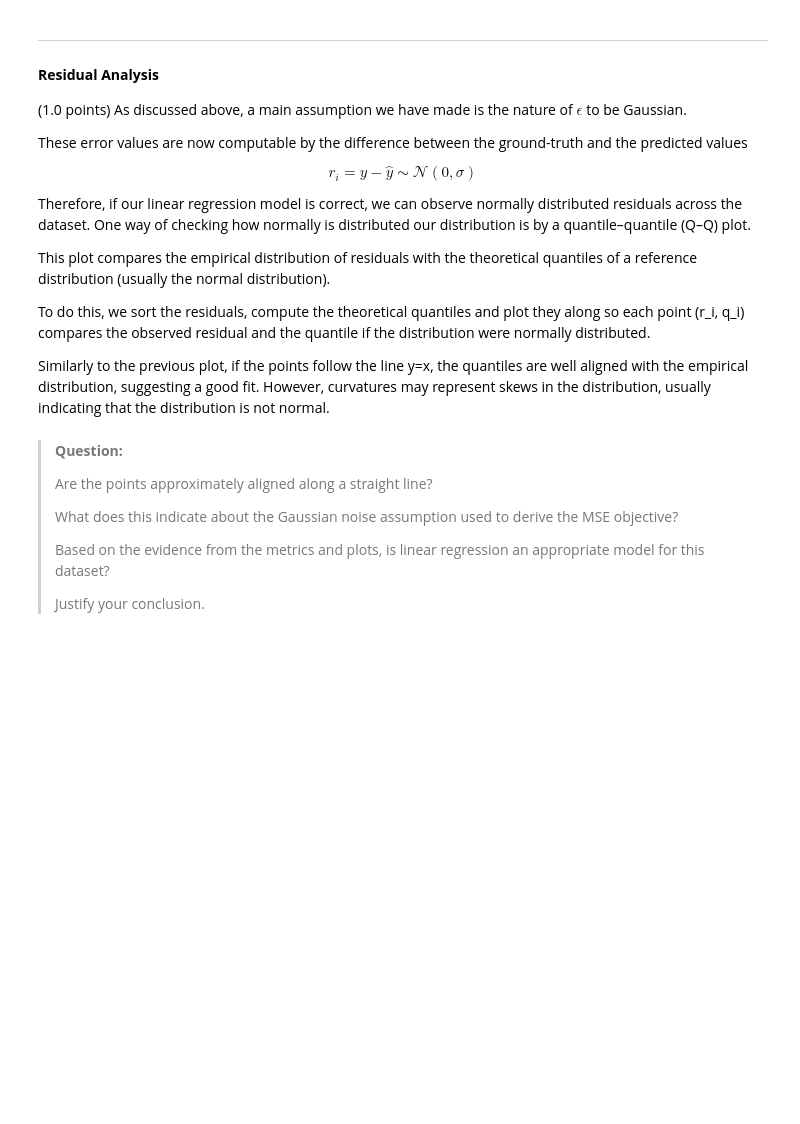
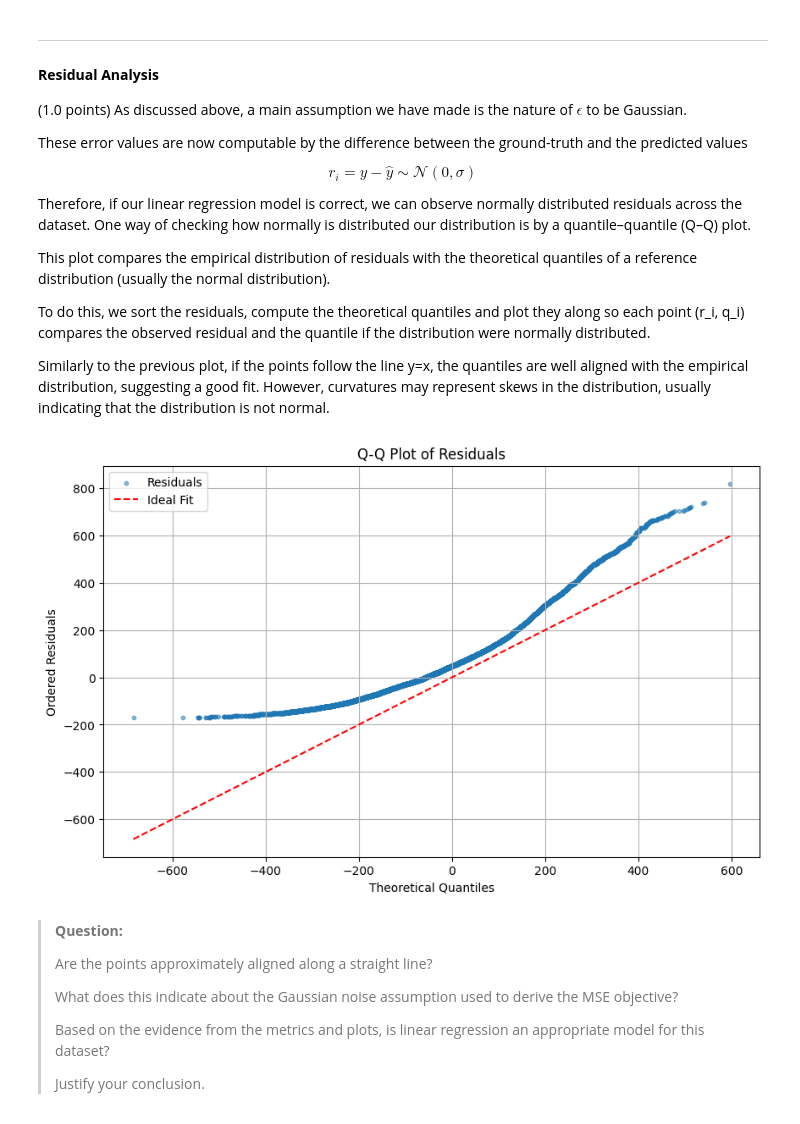
Before and after one commit to nadas-t/Machine-Learning-UNICAMP, a Jupyter notebook: notebooks/Project_1/mc886_1s2026-assignment_1.ipynb, the cells around one changed output. Saved outputs shown, nothing was run; the diff lists cells and outputs as text; code cells hidden in the pictures; blank space fills up the shorter version.

```diff
--- a/notebooks/Project_1/mc886_1s2026-assignment_1.ipynb
+++ b/notebooks/Project_1/mc886_1s2026-assignment_1.ipynb
@@ -842,7 +896,10 @@ def q_q_plot(y_true: NDArray[np.float64], y_pred: NDArray[np.float64]) -> None:
     plt.legend()
     plt.show()
 # %%
-q_q_plot(y, y_pred)
+
+q_q_plot(y.flatten(), y_pred)
+# %% [output]
+[figure, added]
 # %% [markdown]
 > **Question:**
 >
```
Also changed, not shown: parts of 6 cells of this notebook.
